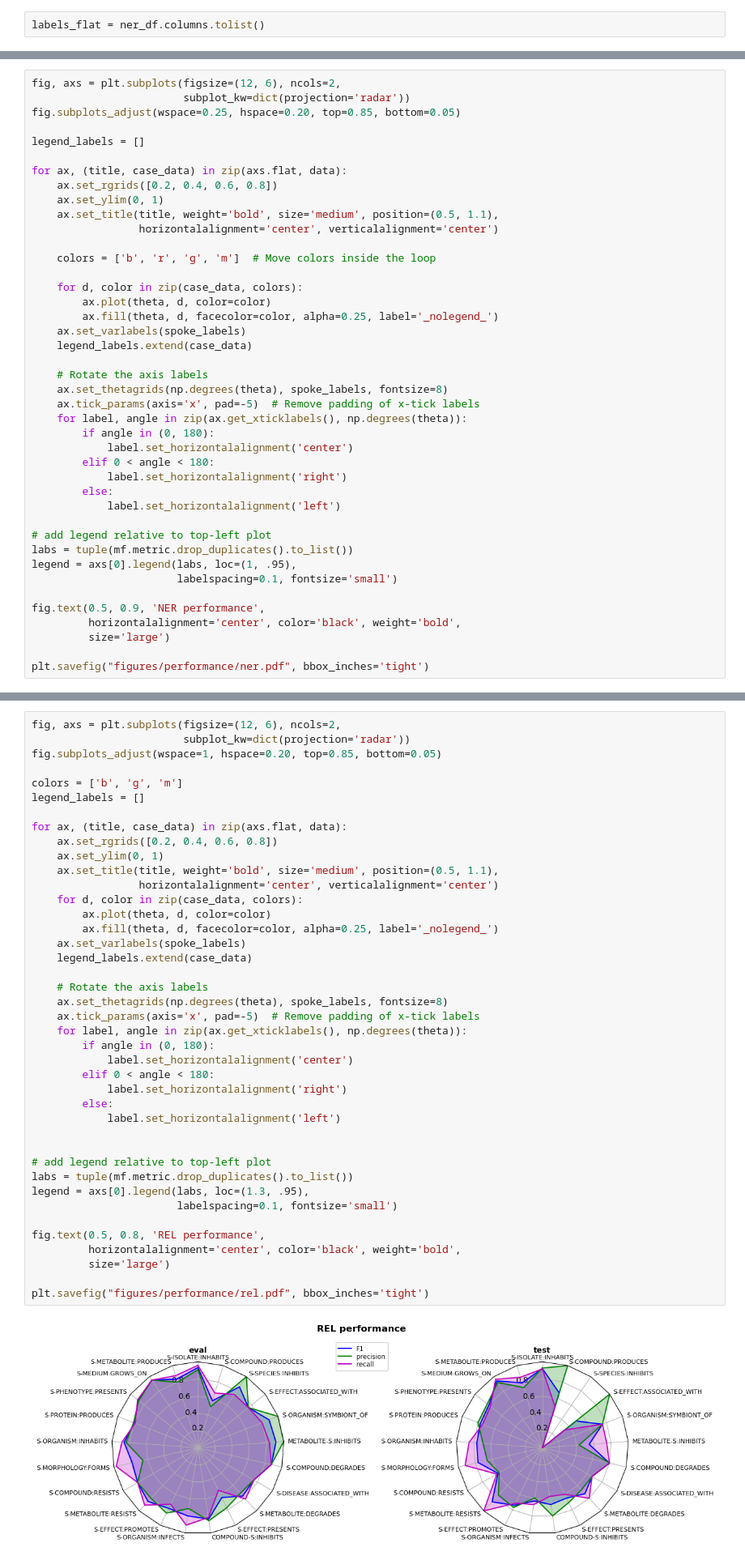
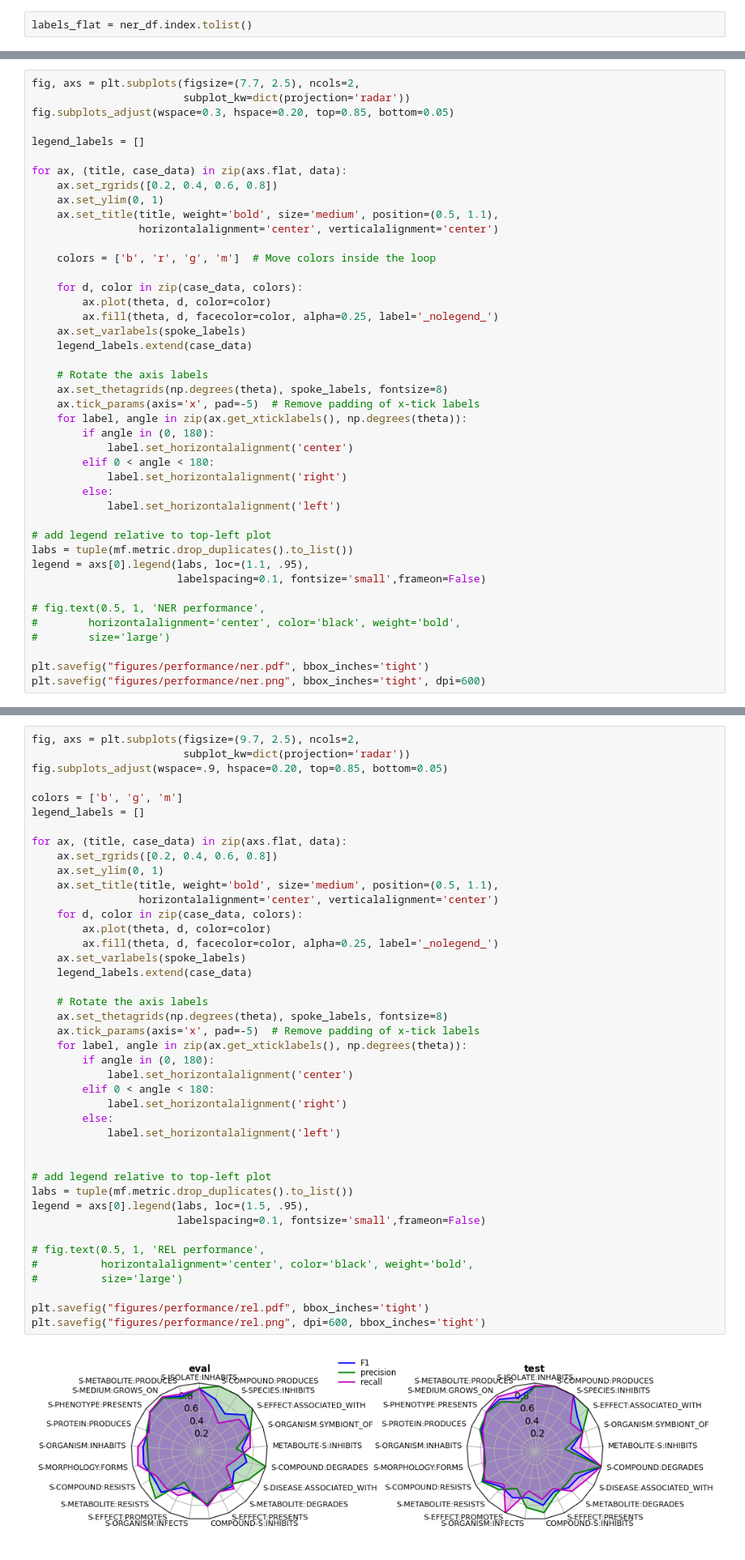
Before and after one commit to danielzmbp/NLP4Pheno, a Jupyter notebook: notebooks/figure_models_performance.ipynb, the cells around one changed output, grey strips where cells are left out. Shown at 81% size. Cells and saved outputs as stored; diff of their text form.

```diff
--- a/notebooks/figure_models_performance.ipynb
+++ b/notebooks/figure_models_performance.ipynb
@@ -111,7 +109,7 @@ FileNotFoundError: [Errno 2] No such file or directory: '../REL_output/all_metri
 # %% [markdown]
 ### NER
 # %%
-labels_flat = ner_df.columns.tolist()
+labels_flat = ner_df.index.tolist()
 # %%
 m = ner_df.transpose().reset_index()
 m = m.rename(columns={"index": "metric"})
@@ -142,9 +141,9 @@ Try using .loc[row_indexer,col_indexer] = value instead
 See the caveats in the documentation: https://pandas.pydata.org/pandas-docs/stable/user_guide/indexing.html#returning-a-view-versus-a-copy
   mf["metric"] = mf["metric"].str.replace("eval_", "", regex=True).str.replace(
 # %%
-fig, axs = plt.subplots(figsize=(12, 6), ncols=2,
+fig, axs = plt.subplots(figsize=(7.7, 2.5), ncols=2,
 						subplot_kw=dict(projection='radar'))
-fig.subplots_adjust(wspace=0.25, hspace=0.20, top=0.85, bottom=0.05)
+fig.subplots_adjust(wspace=0.3, hspace=0.20, top=0.85, bottom=0.05)
 
 legend_labels = []
 
@@ -175,12 +174,13 @@ for ax, (title, case_data) in zip(axs.flat, data):
 
 # add legend relative to top-left plot
 labs = tuple(mf.metric.drop_duplicates().to_list())
-legend = axs[0].legend(labs, loc=(1, .95),
-					   labelspacing=0.1, fontsize='small')
+legend = axs[0].legend(labs, loc=(1.1, .95),
+					   labelspacing=0.1, fontsize='small',frameon=False)
 
-fig.text(0.5, 0.9, 'NER performance',
-		 horizontalalignment='center', color='black', weight='bold',
-		 size='large')
+# fig.text(0.5, 1, 'NER performance',
+# 		 horizontalalignment='center', color='black', weight='bold',
+# 		 size='large')
 
 plt.savefig("figures/performance/ner.pdf", bbox_inches='tight')
+plt.savefig("figures/performance/ner.png", bbox_inches='tight', dpi=600)
 # %% [output]
@@ -244,45 +227,46 @@ Try using .loc[row_indexer,col_indexer] = value instead
 See the caveats in the documentation: https://pandas.pydata.org/pandas-docs/stable/user_guide/indexing.html#returning-a-view-versus-a-copy
   mf["metric"] = mf["metric"].str.replace("eval_", "", regex=True).str.replace(
 # %%
-fig, axs = plt.subplots(figsize=(12, 6), ncols=2,
+fig, axs = plt.subplots(figsize=(9.7, 2.5), ncols=2,
                         subplot_kw=dict(projection='radar'))
-fig.subplots_adjust(wspace=1, hspace=0.20, top=0.85, bottom=0.05)
+fig.subplots_adjust(wspace=.9, hspace=0.20, top=0.85, bottom=0.05)
 
 colors = ['b', 'g', 'm']
 legend_labels = []
 
 for ax, (title, case_data) in zip(axs.flat, data):
     ax.set_rgrids([0.2, 0.4, 0.6, 0.8])
     ax.set_ylim(0, 1)
     ax.set_title(title, weight='bold', size='medium', position=(0.5, 1.1),
                  horizontalalignment='center', verticalalignment='center')
     for d, color in zip(case_data, colors):
         ax.plot(theta, d, color=color)
         ax.fill(theta, d, facecolor=color, alpha=0.25, label='_nolegend_')
     ax.set_varlabels(spoke_labels)
     legend_labels.extend(case_data)
 
     # Rotate the axis labels
     ax.set_thetagrids(np.degrees(theta), spoke_labels, fontsize=8)
     ax.tick_params(axis='x', pad=-5)  # Remove padding of x-tick labels
     for label, angle in zip(ax.get_xticklabels(), np.degrees(theta)):
         if angle in (0, 180):
             label.set_horizontalalignment('center')
         elif 0 < angle < 180:
             label.set_horizontalalignment('right')
         else:
             label.set_horizontalalignment('left')
 
 
 # add legend relative to top-left plot
 labs = tuple(mf.metric.drop_duplicates().to_list())
-legend = axs[0].legend(labs, loc=(1.3, .95),
-                       labelspacing=0.1, fontsize='small')
+legend = axs[0].legend(labs, loc=(1.5, .95),
+                       labelspacing=0.1, fontsize='small',frameon=False)
 
-fig.text(0.5, 0.8, 'REL performance',
-         horizontalalignment='center', color='black', weight='bold',
-         size='large')
+# fig.text(0.5, 1, 'REL performance',
+#          horizontalalignment='center', color='black', weight='bold',
+#          size='large')
 
 plt.savefig("figures/performance/rel.pdf", bbox_inches='tight')
+plt.savefig("figures/performance/rel.png", dpi=600, bbox_inches='tight')
 # %% [output]
-[figure, old version]
+[figure, new version]
```
Also changed, not shown: parts of 4 cells of this notebook.
